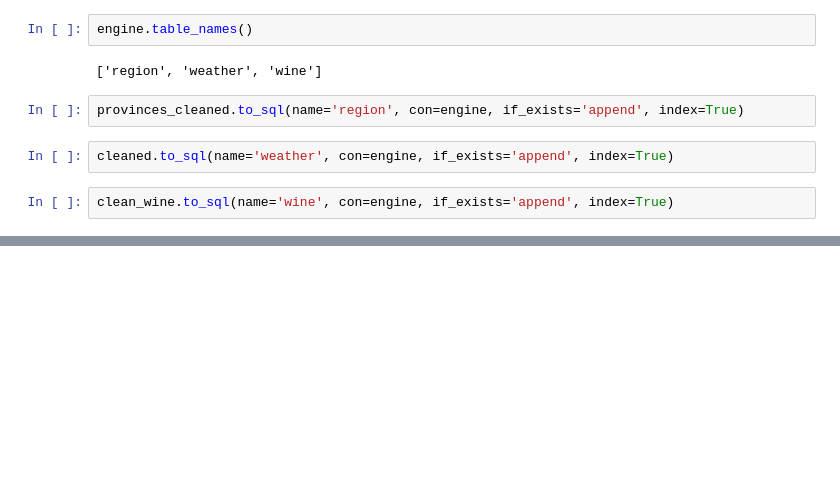
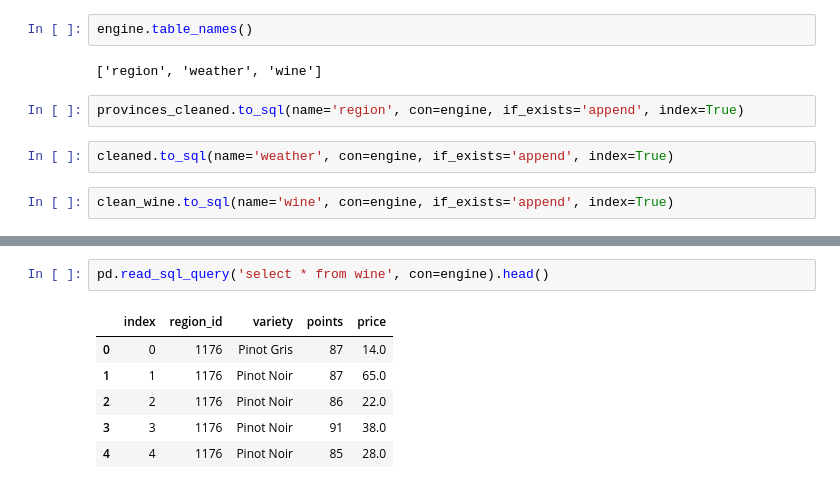
Before and after one commit to J-Schea29/ETL-Project, a Jupyter notebook: Wine_data.ipynb, the cells around one changed output, grey strips where cells are left out. Saved outputs shown, nothing was run; the diff lists cells and outputs as text; blank space fills up the shorter version.

```diff
--- a/Wine_data.ipynb
+++ b/Wine_data.ipynb
@@ -286,0 +305,9 @@ clean_wine.to_sql(name='wine', con=engine, if_exists='append', index=True)
+# %%
+pd.read_sql_query('select * from wine', con=engine).head()
+# %% [output]
+|  | index | region_id | variety | points | price |
+| 0 | 0 | 1176 | Pinot Gris | 87 | 14.0 |
+| 1 | 1 | 1176 | Pinot Noir | 87 | 65.0 |
+| 2 | 2 | 1176 | Pinot Noir | 86 | 22.0 |
+| 3 | 3 | 1176 | Pinot Noir | 91 | 38.0 |
+| 4 | 4 | 1176 | Pinot Noir | 85 | 28.0 |
```
Also changed, not shown: parts of 2 cells of this notebook.
